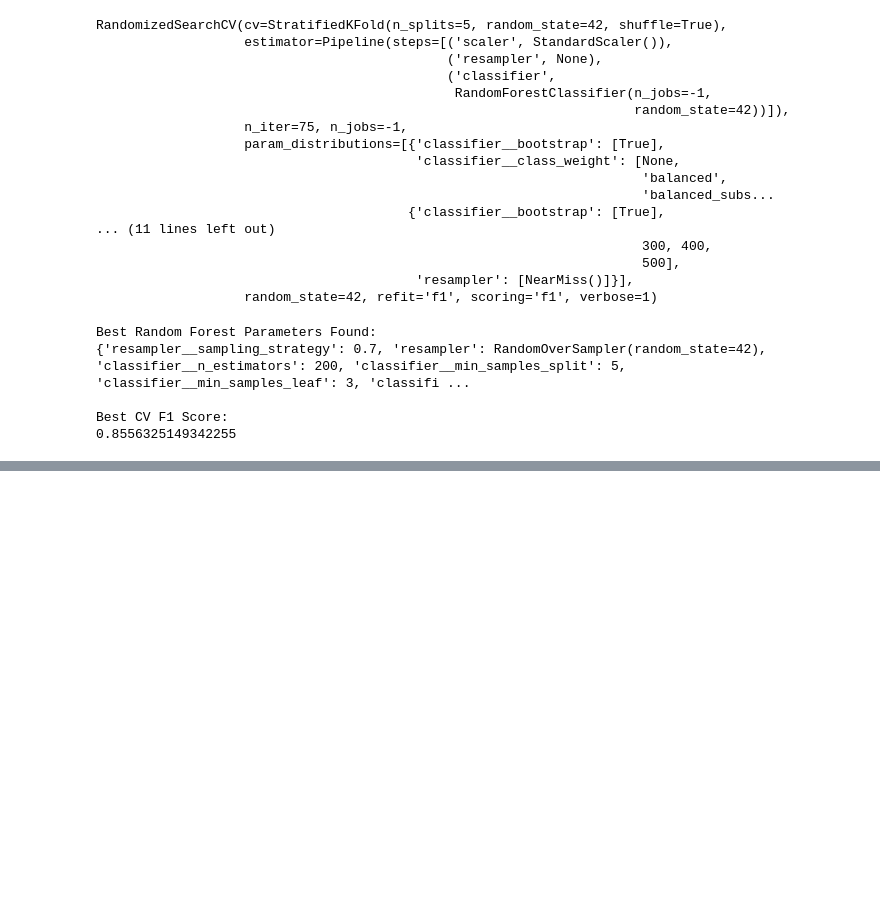
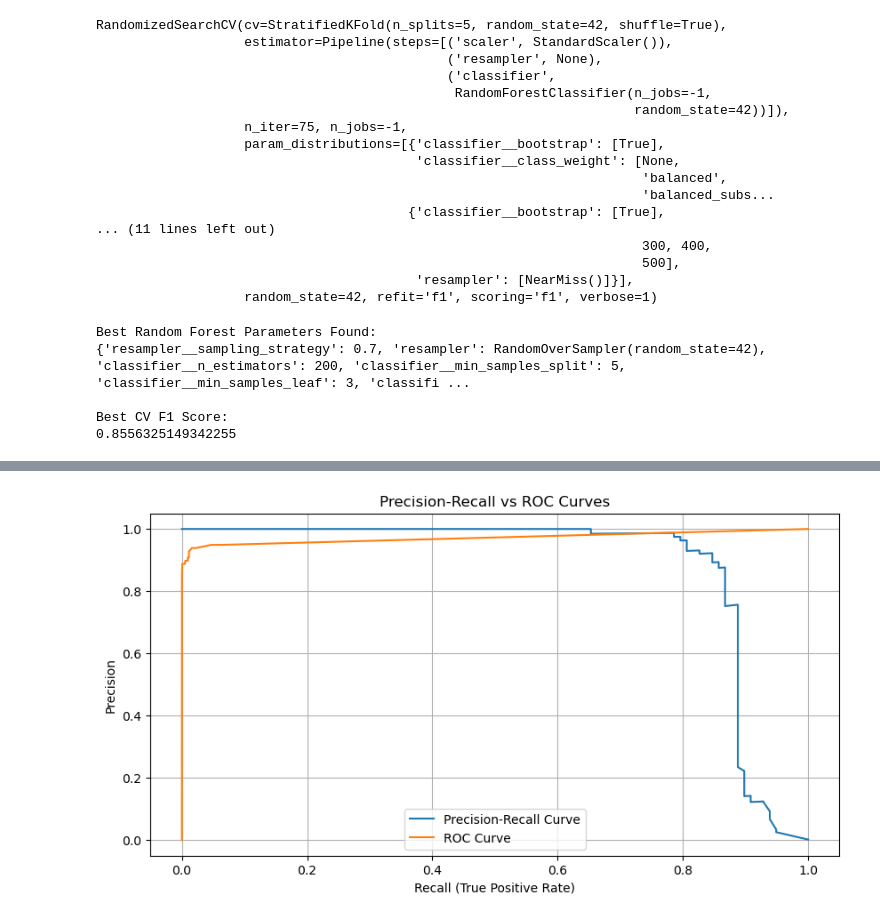
Before and after one commit to itxtx/credit_card_fraud_prediction, a Jupyter notebook: random_forest.ipynb, the cells around one changed output, grey strips where cells are left out. Cells and saved outputs as stored; diff of their text form; code cells hidden in the pictures; blank space fills up the shorter version.

```diff
--- a/random_forest.ipynb
+++ b/random_forest.ipynb
@@ -206,0 +232,3 @@ from skopt.space import Real, Integer, Categorical
+# %%
+
+bayes_search_rf.fit(X_train, y_train) # Uncomment to run
@@ -206,0 +273,8 @@ from skopt.space import Real, Integer, Categorical
+# %%
+
+
+print("\n--- Evaluating Best RandomForest Model from BayesSearch on Test Set ---")
+best_pipeline_rf_bayes = bayes_search_rf.best_estimator_
+results_rf_bayes = all_metrics.calculate_model_metrics(
+    best_pipeline_rf_bayes, X_test, y_test, 'RandomForest (BayesSearch Best)'
+)
@@ -206,0 +298,28 @@ from skopt.space import Real, Integer, Categorical
+# %%
+from sklearn.metrics import precision_recall_curve, roc_curve
+import matplotlib.pyplot as plt
+
+# Get anomaly scores (the lower the score, the more likely it's an outlier)
+y_scores_rf = best_pipeline_rf_bayes.predict_proba(X_test)[:, 1]  # Probability of positive class
+
+# Get binary predictions for metrics
+y_pred_rf = best_pipeline_rf_bayes.predict(X_test)
+
+# Calculate precision-recall curve
+precision_rf, recall_rf, thresholds_pr = precision_recall_curve(y_test, y_scores_rf)
+
+# Calculate ROC curve
+fpr_rf, tpr_rf, thresholds_roc = roc_curve(y_test, y_scores_rf)
+
+# Plot both curves
+plt.figure(figsize=(10, 5))
+plt.plot(recall_rf, precision_rf, label='Precision-Recall Curve')
+plt.plot(fpr_rf, tpr_rf, label='ROC Curve')
+plt.xlabel('Recall (True Positive Rate)')
+plt.ylabel('Precision')
+plt.title('Precision-Recall vs ROC Curves')
+plt.legend()
+plt.grid(True)
+plt.show()
+# %% [output]
+[figure, added]
```
Also changed, not shown: parts of 7 cells of this notebook.
